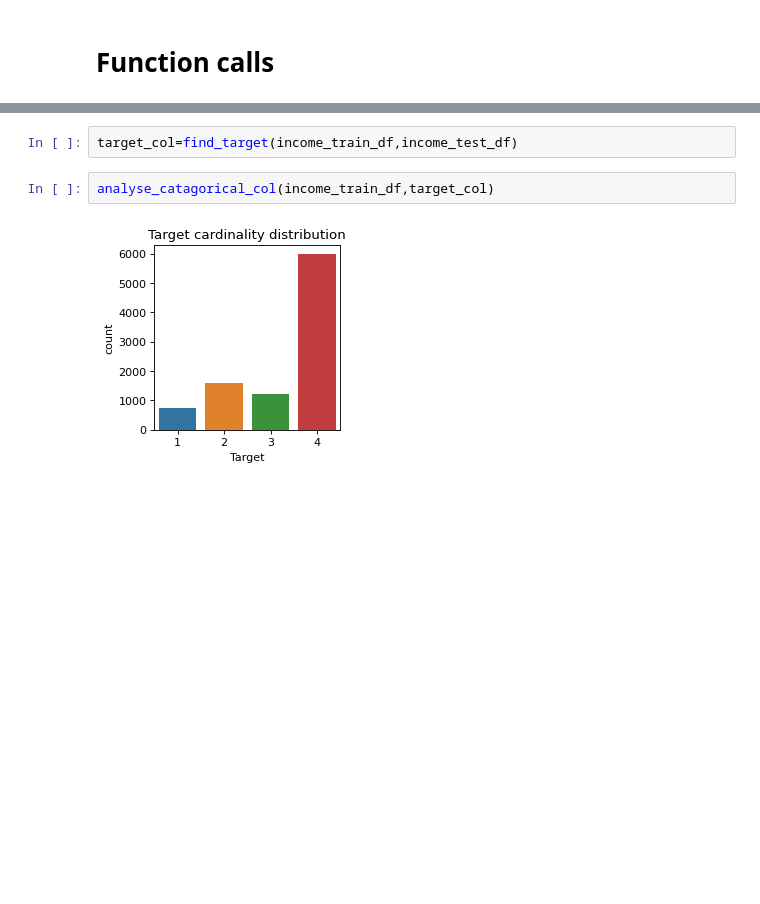
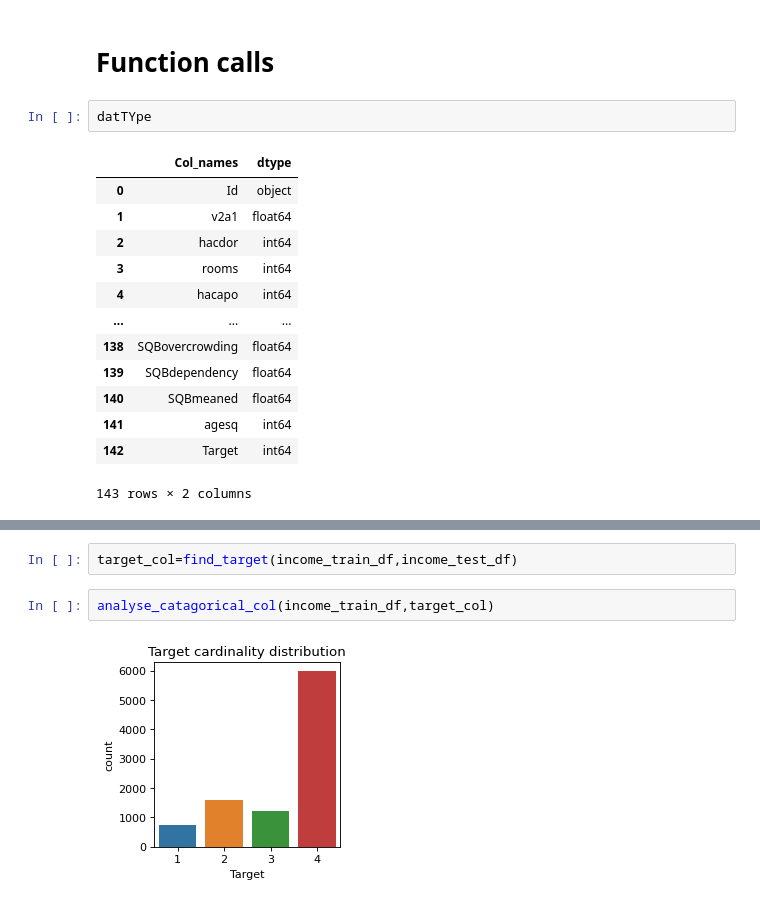
Before and after one commit to ashishsarkarmlops/assignment-2, a Jupyter notebook: Text preprocessing.ipynb, the cells around one changed output, grey strips where cells are left out. Saved outputs shown, nothing was run; the diff lists cells and outputs as text; blank space fills up the shorter version.

```diff
--- a/Text preprocessing.ipynb
+++ b/Text preprocessing.ipynb
@@ -229,2 +311,18 @@ def variable_type(df):
 # %% [markdown]
 # Function calls
+# %%
+datTYpe
+# %% [output]
+|  | Col_names | dtype |
+| 0 | Id | object |
+| 1 | v2a1 | float64 |
+| 2 | hacdor | int64 |
+| 3 | rooms | int64 |
+| 4 | hacapo | int64 |
+| ... | ... | ... |
+| 138 | SQBovercrowding | float64 |
+| 139 | SQBdependency | float64 |
+| 140 | SQBmeaned | float64 |
+| 141 | agesq | int64 |
+| 142 | Target | int64 |
+143 rows × 2 columns
```
Also changed, not shown: parts of 21 cells of this notebook.
